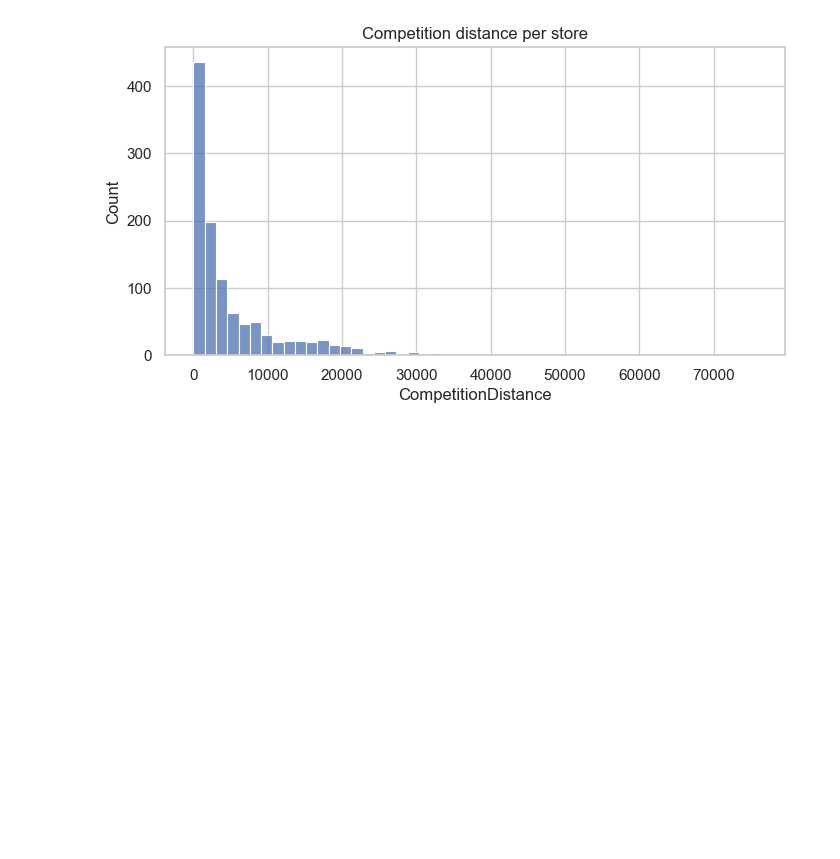
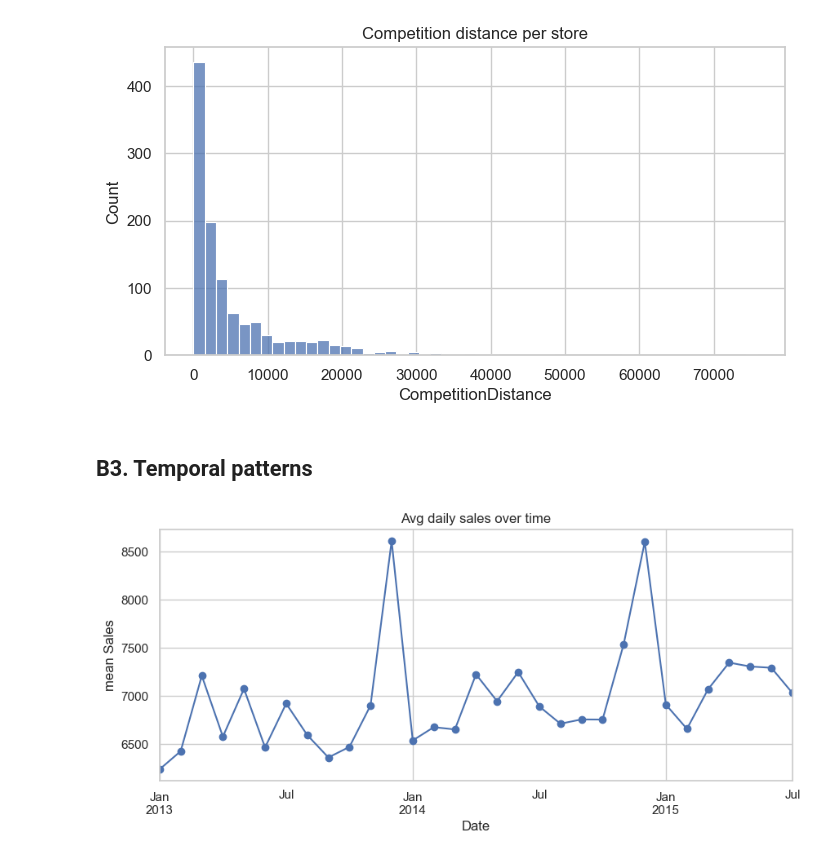
Before and after one commit to sam-ensafi/retail-sales-forecasting-rossmann, a Jupyter notebook: notebooks/eda.ipynb, the cells around one changed output. Saved outputs shown, nothing was run; the diff lists cells and outputs as text; code cells hidden in the pictures; blank space fills up the shorter version.

Commit message:
temporal patterns

```diff
--- a/notebooks/eda.ipynb
+++ b/notebooks/eda.ipynb
@@ -367,3 +367,14 @@ plt.show()
 # most of the stores have competitors near them
 # %% [output]
 [figure]
+# %% [markdown]
+## B3. Temporal patterns
+# %%
+monthly = open_df.groupby(open_df['Date'].dt.to_period("M"))['Sales'].mean()
+monthly.index=monthly.index.to_timestamp()
+monthly.plot(figsize=(10,4), marker='o', title = "Avg daily sales over time")
+plt.ylabel("mean Sales")
+plt.show()
+# sales roughly stay the same most months, but they have clear jumps in decembers probably because of christmas
+# %% [output]
+[figure, added]
```
Also changed, not shown: parts of 6 cells of this notebook.
